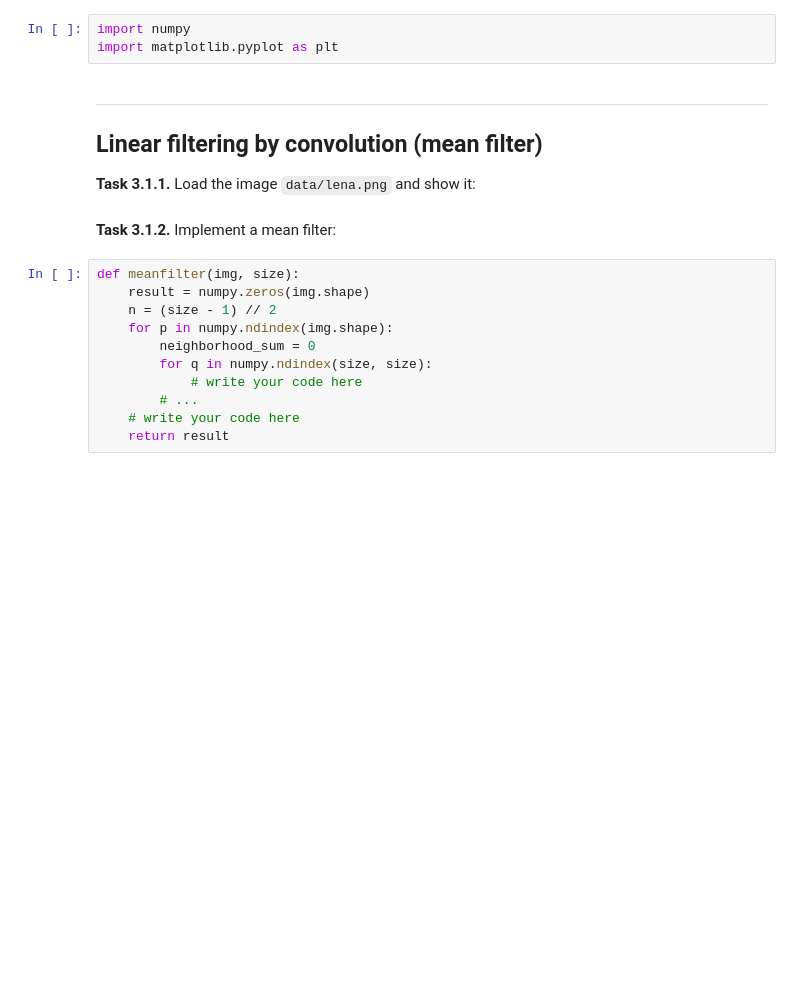
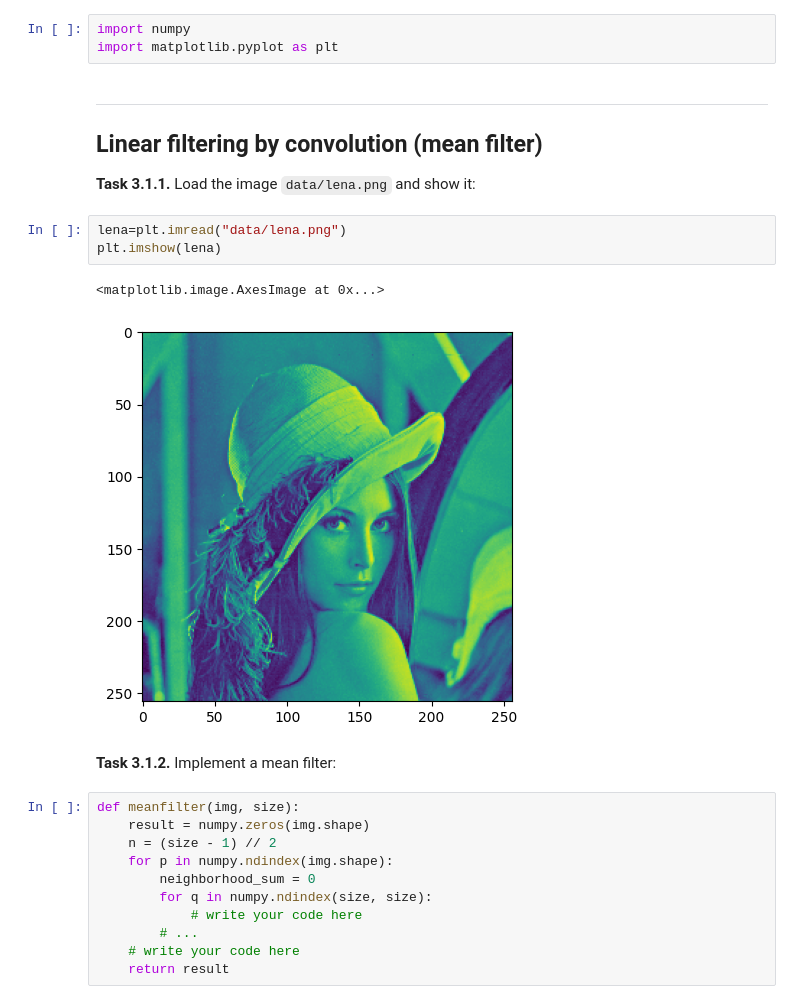
Before and after one commit to LutzReh/mobi-fs3-python, a Jupyter notebook: task3.ipynb, the cells around one changed output. Saved outputs shown, nothing was run; the diff lists cells and outputs as text; blank space fills up the shorter version.

```diff
--- a/task3.ipynb
+++ b/task3.ipynb
@@ -9,6 +9,12 @@ import matplotlib.pyplot as plt
 ## Linear filtering by convolution (mean filter)
 
 **<a id="#">Task 3.1.1.</a>** Load the image `data/lena.png` and show it:
+# %%
+lena=plt.imread("data/lena.png")
+plt.imshow(lena)
+# %% [output]
+<matplotlib.image.AxesImage at 0x...>
+[figure, added]
 # %% [markdown]
 **<a id="#">Task 3.1.2.</a>** Implement a mean filter:
 # %%
```
Also changed, not shown: 1 other file.
